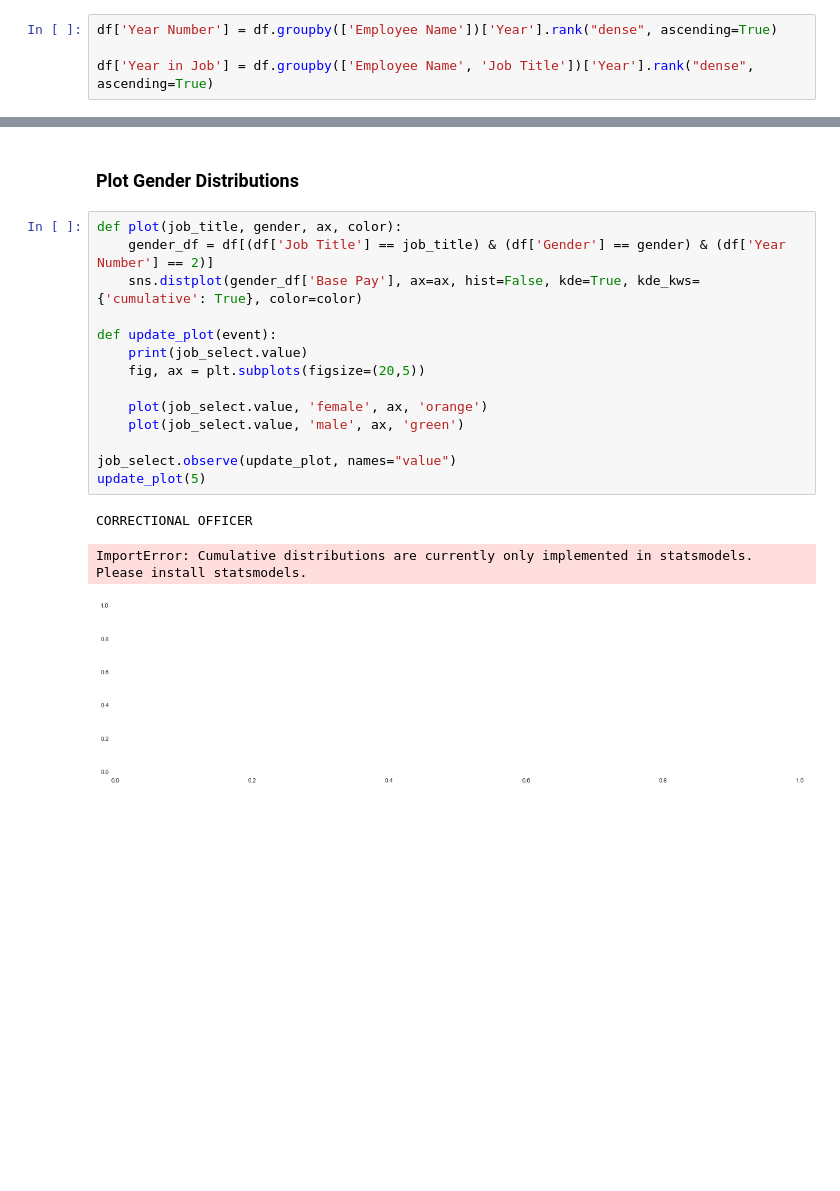
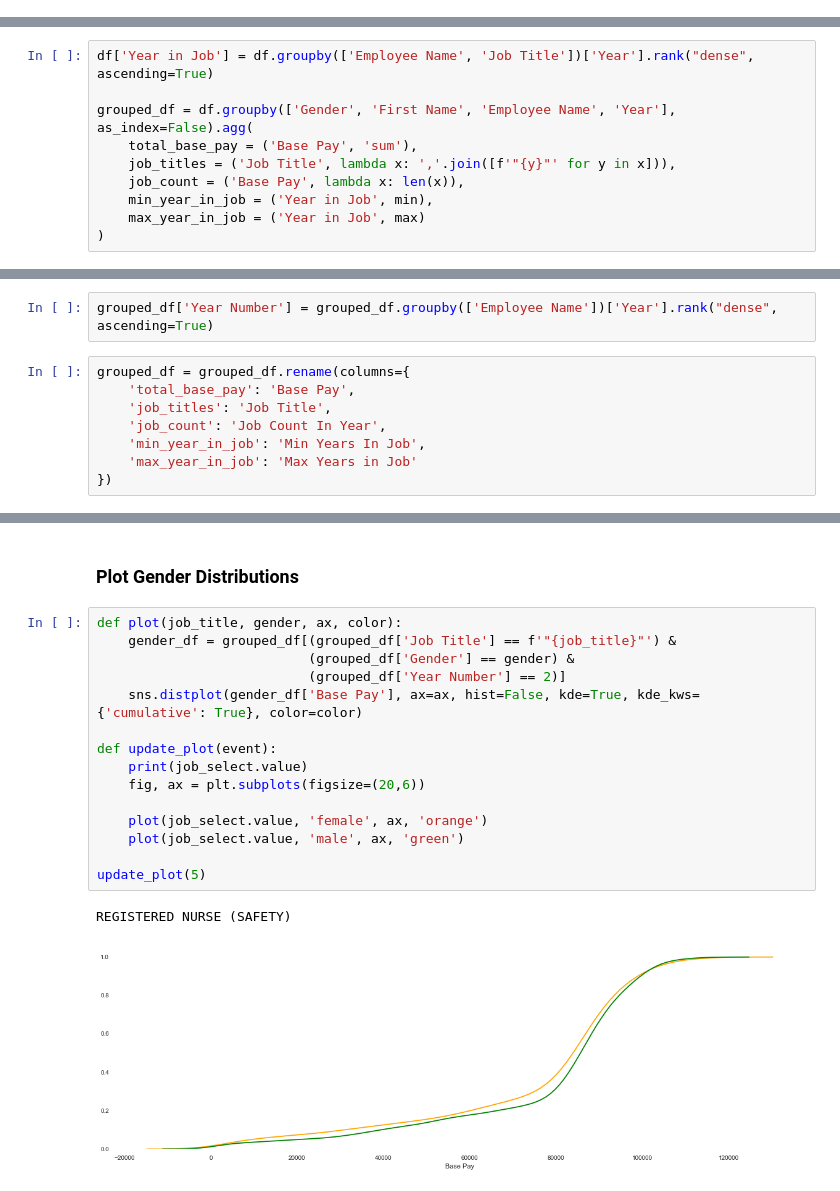
Before and after one commit to fryanpan/ca-salary-analysis, a Jupyter notebook: TransparentCalifornia Salary Analysis.ipynb, the cells around one changed output, grey strips where cells are left out. Drawn from its saved outputs; the diff is of its cells as text; blank space fills up the shorter version.

```diff
--- a/TransparentCalifornia Salary Analysis.ipynb
+++ b/TransparentCalifornia Salary Analysis.ipynb
@@ -178,4 +128,0 @@ df = df_no_dupes
-# %%
-df['Year Number'] = df.groupby(['Employee Name'])['Year'].rank("dense", ascending=True)
-
-df['Year in Job'] = df.groupby(['Employee Name', 'Job Title'])['Year'].rank("dense", ascending=True)
@@ -225,0 +177,10 @@ popular_jobs_df
+# %%
+df['Year in Job'] = df.groupby(['Employee Name', 'Job Title'])['Year'].rank("dense", ascending=True)
+
+grouped_df = df.groupby(['Gender', 'First Name', 'Employee Name', 'Year'], as_index=False).agg(
+    total_base_pay = ('Base Pay', 'sum'),
+    job_titles = ('Job Title', lambda x: ','.join([f'"{y}"' for y in x])),
+    job_count = ('Base Pay', lambda x: len(x)),
+    min_year_in_job = ('Year in Job', min),
+    max_year_in_job = ('Year in Job', max)
+)
@@ -225,0 +189,10 @@ popular_jobs_df
+# %%
+grouped_df['Year Number'] = grouped_df.groupby(['Employee Name'])['Year'].rank("dense", ascending=True)
+# %%
+grouped_df = grouped_df.rename(columns={
+    'total_base_pay': 'Base Pay',
+    'job_titles': 'Job Title',
+    'job_count': 'Job Count In Year',
+    'min_year_in_job': 'Min Years In Job',
+    'max_year_in_job': 'Max Years in Job'
+})
@@ -236,19 +232,19 @@ Select(options=('CORRECTIONAL OFFICER', 'ASSOCIATE GOVERNMENTAL PROGRAM ANALYST'
 ### Plot Gender Distributions
 # %%
 def plot(job_title, gender, ax, color):
-    gender_df = df[(df['Job Title'] == job_title) & (df['Gender'] == gender) & (df['Year Number'] == 2)]
+    gender_df = grouped_df[(grouped_df['Job Title'] == f'"{job_title}"') &
+                           (grouped_df['Gender'] == gender) &
+                           (grouped_df['Year Number'] == 2)]
     sns.distplot(gender_df['Base Pay'], ax=ax, hist=False, kde=True, kde_kws={'cumulative': True}, color=color)
 
 def update_plot(event):
     print(job_select.value)
-    fig, ax = plt.subplots(figsize=(20,5))
+    fig, ax = plt.subplots(figsize=(20,6))
 
     plot(job_select.value, 'female', ax, 'orange')
     plot(job_select.value, 'male', ax, 'green')
 
-job_select.observe(update_plot, names="value")
 update_plot(5)
 # %% [output]
-CORRECTIONAL OFFICER
+REGISTERED NURSE (SAFETY)
-ImportError: Cumulative distributions are currently only implemented in statsmodels. Please install statsmodels.
-[figure, old version]
+[figure, new version]
```
Also changed, not shown: parts of 24 cells of this notebook, 1 other file.
